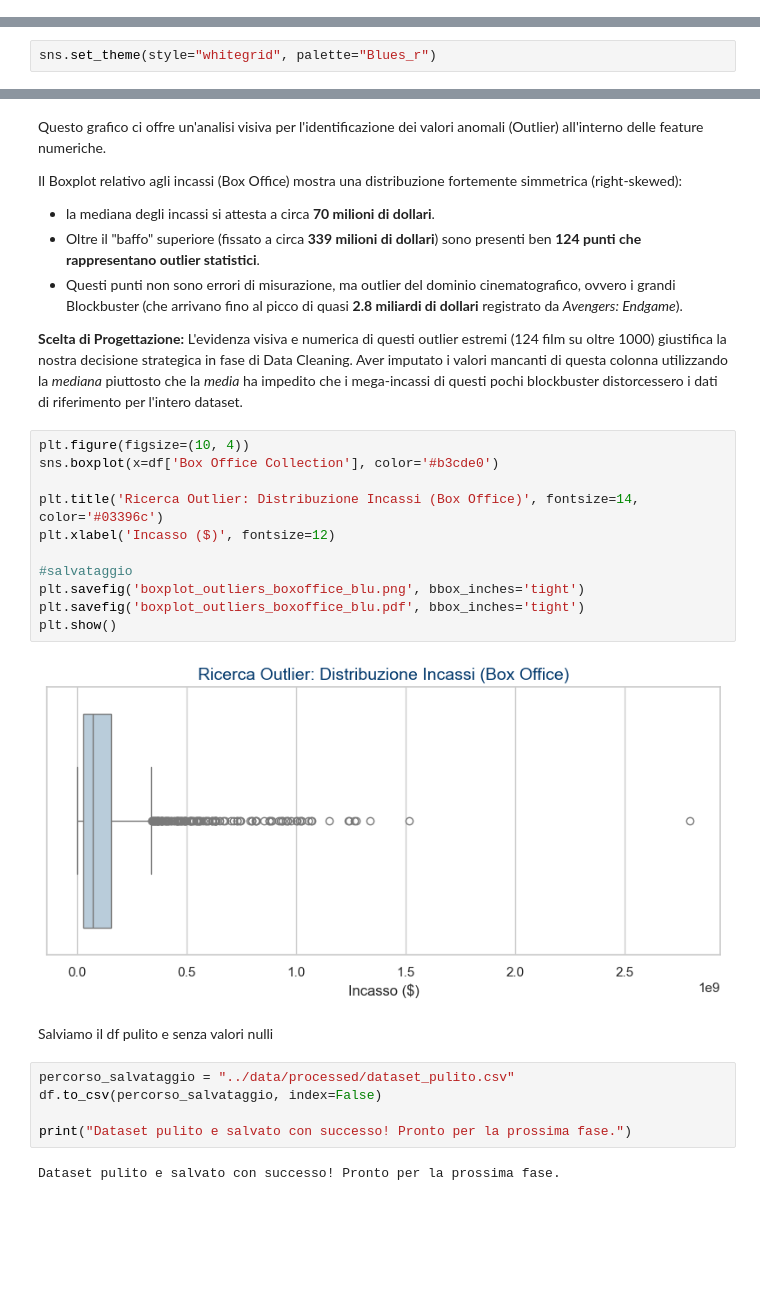
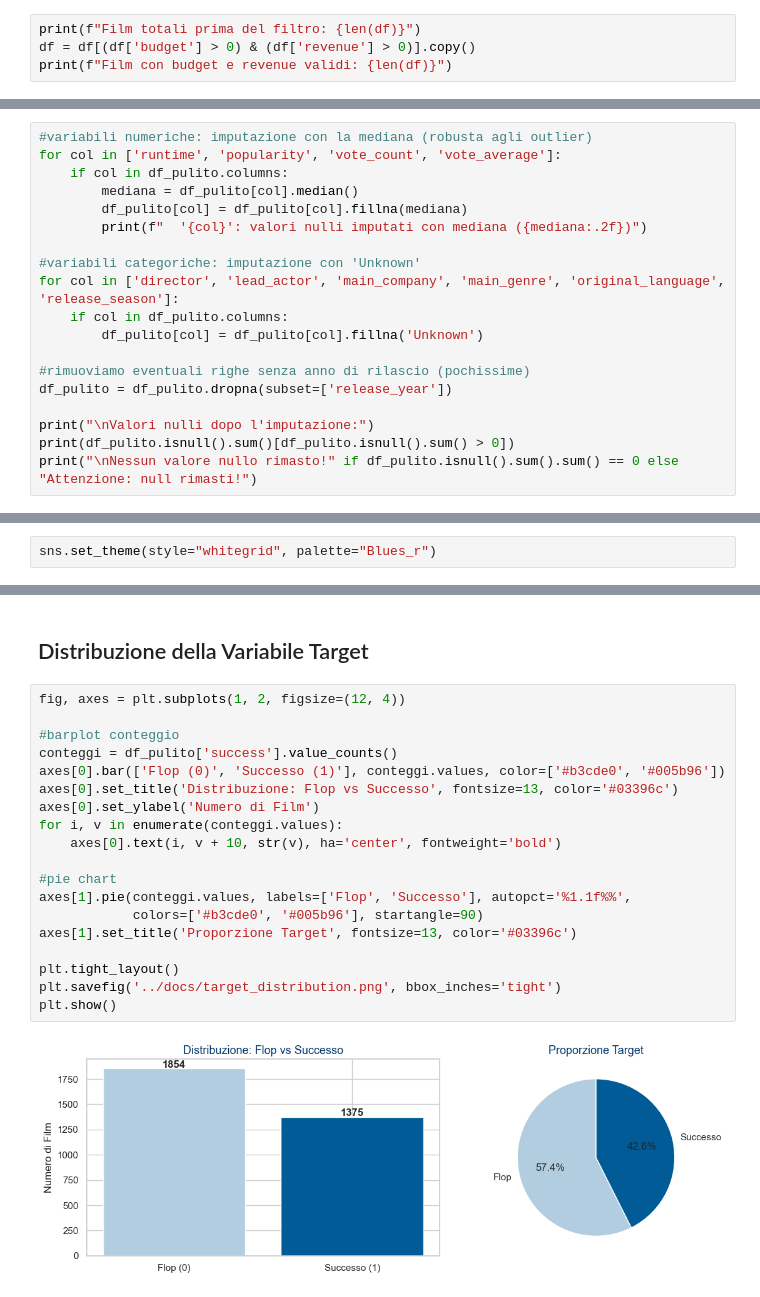
Before and after one commit to annelabit/Flop-Detector, a Jupyter notebook: notebooks/EDA_Cleaning.ipynb, the cells around one changed output, grey strips where cells are left out. Saved outputs shown, nothing was run; the diff lists cells and outputs as text; blank space fills up the shorter version.

```diff
--- a/notebooks/EDA_Cleaning.ipynb
+++ b/notebooks/EDA_Cleaning.ipynb
@@ -145,0 +149,4 @@ impostiamo il tema e la palette
+# %%
+print(f"Film totali prima del filtro: {len(df)}")
+df = df[(df['budget'] > 0) & (df['revenue'] > 0)].copy()
+print(f"Film con budget e revenue validi: {len(df)}")
@@ -145,0 +265,19 @@ impostiamo il tema e la palette
+# %%
+#variabili numeriche: imputazione con la mediana (robusta agli outlier)
+for col in ['runtime', 'popularity', 'vote_count', 'vote_average']:
+    if col in df_pulito.columns:
+        mediana = df_pulito[col].median()
+        df_pulito[col] = df_pulito[col].fillna(mediana)
+        print(f"  '{col}': valori nulli imputati con mediana ({mediana:.2f})")
+
+#variabili categoriche: imputazione con 'Unknown'
+for col in ['director', 'lead_actor', 'main_company', 'main_genre', 'original_language', 'release_season']:
+    if col in df_pulito.columns:
+        df_pulito[col] = df_pulito[col].fillna('Unknown')
+
+#rimuoviamo eventuali righe senza anno di rilascio (pochissime)
+df_pulito = df_pulito.dropna(subset=['release_year'])
+
+print("\nValori nulli dopo l'imputazione:")
+print(df_pulito.isnull().sum()[df_pulito.isnull().sum() > 0])
+print("\nNessun valore nullo rimasto!" if df_pulito.isnull().sum().sum() == 0 else "Attenzione: null rimasti!")
@@ -178,31 +314,23 @@ plt.show()
-# %% [markdown]
-Questo grafico ci offre un'analisi visiva per l'identificazione dei valori anomali (Outlier) all'interno delle feature numeriche.
-
-Il Boxplot relativo agli incassi (Box Office) mostra una distribuzione fortemente simmetrica (right-skewed):
-* la mediana degli incassi si attesta a circa **70 milioni di dollari**.
-* Oltre il "baffo" superiore (fissato a circa **339 milioni di dollari**) sono presenti ben **124 punti che rappresentano outlier statistici**.
-* Questi punti non sono errori di misurazione, ma outlier del dominio cinematografico, ovvero i grandi Blockbuster (che arrivano fino al picco di quasi **2.8 miliardi di dollari** registrato da *Avengers: Endgame*).
-
-**Scelta di Progettazione:** L'evidenza visiva e numerica di questi outlier estremi (124 film su oltre 1000) giustifica la nostra decisione strategica in fase di Data Cleaning. Aver imputato i valori mancanti di questa colonna utilizzando la *mediana* piuttosto che la *media* ha impedito che i mega-incassi di questi pochi blockbuster distorcessero i dati di riferimento per l'intero dataset.
-# %%
-plt.figure(figsize=(10, 4))
-sns.boxplot(x=df['Box Office Collection'], color='#b3cde0')
-
-plt.title('Ricerca Outlier: Distribuzione Incassi (Box Office)', fontsize=14, color='#03396c')
-plt.xlabel('Incasso ($)', fontsize=12)
-
-#salvataggio
-plt.savefig('boxplot_outliers_boxoffice_blu.png', bbox_inches='tight')
-plt.savefig('boxplot_outliers_boxoffice_blu.pdf', bbox_inches='tight')
-plt.show()
-# %% [output]
-[figure, removed]
-# %% [markdown]
-Salviamo il df pulito e senza valori nulli
-# %%
-percorso_salvataggio = "../data/processed/dataset_pulito.csv"
-df.to_csv(percorso_salvataggio, index=False)
-
-print("Dataset pulito e salvato con successo! Pronto per la prossima fase.")
-# %% [output]
-Dataset pulito e salvato con successo! Pronto per la prossima fase.
+# %% [markdown]
+## Distribuzione della Variabile Target
+# %%
+fig, axes = plt.subplots(1, 2, figsize=(12, 4))
+
+#barplot conteggio
+conteggi = df_pulito['success'].value_counts()
+axes[0].bar(['Flop (0)', 'Successo (1)'], conteggi.values, color=['#b3cde0', '#005b96'])
+axes[0].set_title('Distribuzione: Flop vs Successo', fontsize=13, color='#03396c')
+axes[0].set_ylabel('Numero di Film')
+for i, v in enumerate(conteggi.values):
+    axes[0].text(i, v + 10, str(v), ha='center', fontweight='bold')
+
+#pie chart
+axes[1].pie(conteggi.values, labels=['Flop', 'Successo'], autopct='%1.1f%%',
+            colors=['#b3cde0', '#005b96'], startangle=90)
+axes[1].set_title('Proporzione Target', fontsize=13, color='#03396c')
+
+plt.tight_layout()
+plt.savefig('../docs/target_distribution.png', bbox_inches='tight')
+plt.show()
+# %% [output]
+[figure, added]
```
Also changed, not shown: parts of 65 cells of this notebook, 12 other files.
